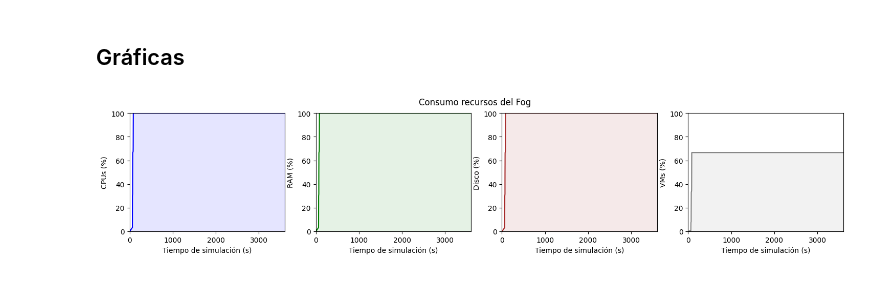
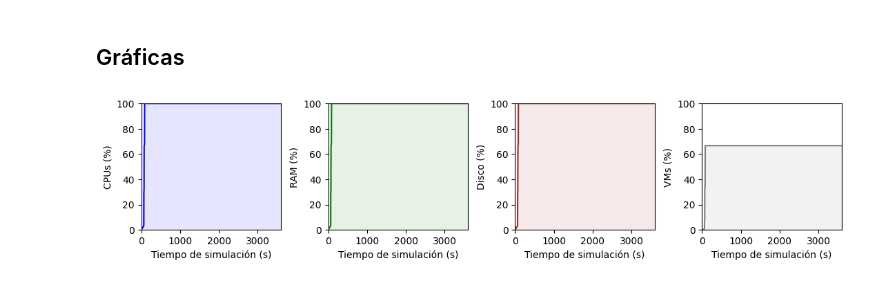
Before and after one commit to UlyssesDeAguilar/Simcan2Fog, a Jupyter notebook: simulations/EdgeBigScenario/analysis/resources.ipynb, the cells around one changed output. Saved outputs shown, nothing was run; the diff lists cells and outputs as text; code cells hidden in the pictures.

```diff
--- a/simulations/EdgeBigScenario/analysis/resources.ipynb
+++ b/simulations/EdgeBigScenario/analysis/resources.ipynb
@@ -108,10 +108,11 @@ def plot_under_curve(axis, x, y ,color):
     axis.plot(x,y, color=color)
     axis.fill_between(x,y.reshape(-1),0, color=color, alpha=.1)
 # %%
-fig, (ax) = plt.subplots(1, 4)
-fig.suptitle('Consumo recursos del Data Centre')
+fig, (ax) = plt.subplots(1, 4, figsize=(10,7))
+#fig.suptitle('Consumo recursos del Dc')
 
-fig.set_size_inches(18, 3)
+fig.tight_layout()
+fig.set_size_inches(11, 2)
 
 ax[0].set(ylabel='CPUs (%)')
 ax[1].set(ylabel='RAM (%)')
@@ -135,6 +136,7 @@ for x in ax:
     x.set_xlim(0,3600)
     x.set(xlabel='Tiempo de simulación (s)')
 
+fig.savefig("bigResDc.pdf", bbox_inches='tight')
 #plt.xlim(0,3600)
 #plt.plot(res_dc["vms"])
 #plt.show()
@@ -166,10 +168,11 @@ res_dc2["cpus"] = process_vector(filter_vec(targetDcRes2, "allocatedCores"), "cp
 <class 'numpy.ndarray'>
 <class 'numpy.ndarray'>
 # %%
-fig, (ax) = plt.subplots(1, 4)
-fig.suptitle('Consumo recursos del Data Centre (Fog)')
+fig, (ax) = plt.subplots(1, 4, figsize=(10,7))
+#fig.suptitle('Consumo recursos del Fog')
 
-fig.set_size_inches(18, 3)
+fig.tight_layout()
+fig.set_size_inches(11, 2)
 
 ax[0].set(ylabel='CPUs (%)')
 ax[1].set(ylabel='RAM (%)')
@@ -192,4 +195,6 @@ for x in ax:
     x.set_ylim(0,100)
     x.set_xlim(0,3600)
     x.set(xlabel='Tiempo de simulación (s)')
+
+fig.savefig("bigResFog2.pdf", bbox_inches='tight')
 # %% [output]
@@ -270,31 +275,34 @@ fog_max_ram = n_fog * 16
 fog_max_disk = n_fog * 2000
 fog_max_cpus = n_fog * 8
 # %%
-fig, (ax) = plt.subplots(1, 4)
-fig.suptitle('Consumo recursos del Fog')
+fig, (ax) = plt.subplots(1, 4, figsize=(10,7))
+#fig.suptitle('Consumo recursos del Fog')
 
-fig.set_size_inches(18, 3)
+fig.tight_layout()
+fig.set_size_inches(11, 2)
 
 ax[0].set(ylabel='CPUs (%)')
 ax[1].set(ylabel='RAM (%)')
 ax[2].set(ylabel='Disco (%)')
 ax[3].set(ylabel='VMs (%)')
 
 #ax[0].plot(res_dc["cpus"].index, (res_dc["cpus"].values / dc_max_vms) * 100)
 #ax[0].fill_between(res_dc["cpus"].index.to_numpy(), (res_dc["cpus"].values.reshape(-1) / dc_max_vms) * 100, 0, color='blue', alpha=.1)
 
 plot_under_curve(ax[0], res_fog["cpus"].index, (res_fog["cpus"].values / fog_max_vms) * 100, "blue")
 plot_under_curve(ax[1], res_fog["ram"].index, (res_fog["ram"].values / fog_max_ram) * 100, "green")
 plot_under_curve(ax[2], res_fog["disk"].index, (res_fog["disk"].values / fog_max_disk) * 100, "brown")
 plot_under_curve(ax[3], res_fog["vms"].index, (res_fog["vms"].values / fog_max_vms) * 100, "gray")
 
 #plt.title("Uso de máquinas virtuales (DC)")
 
 #plt.ylabel("Máquinas virtuales")
 #plt.xlabel("tiempo simulado [s]")
 for x in ax:
     x.set_ylim(0,100)
     x.set_xlim(0,3600)
     x.set(xlabel='Tiempo de simulación (s)')
+
+fig.savefig("bigResFog1.pdf", bbox_inches='tight')
 # %% [output]
-[figure, old version]
+[figure, new version]
```
Also changed, not shown: parts of 2 cells of this notebook, 7 other files.
